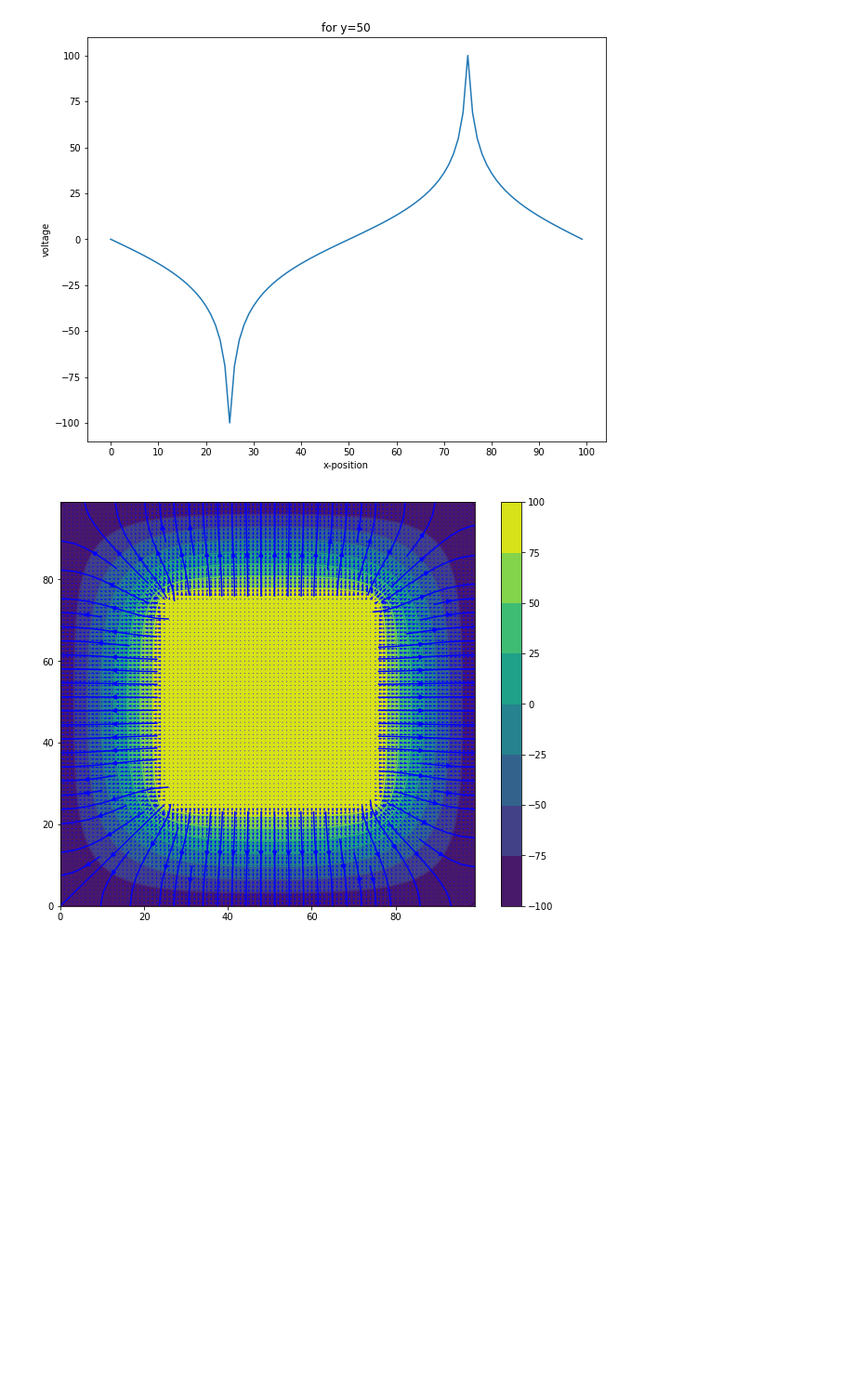
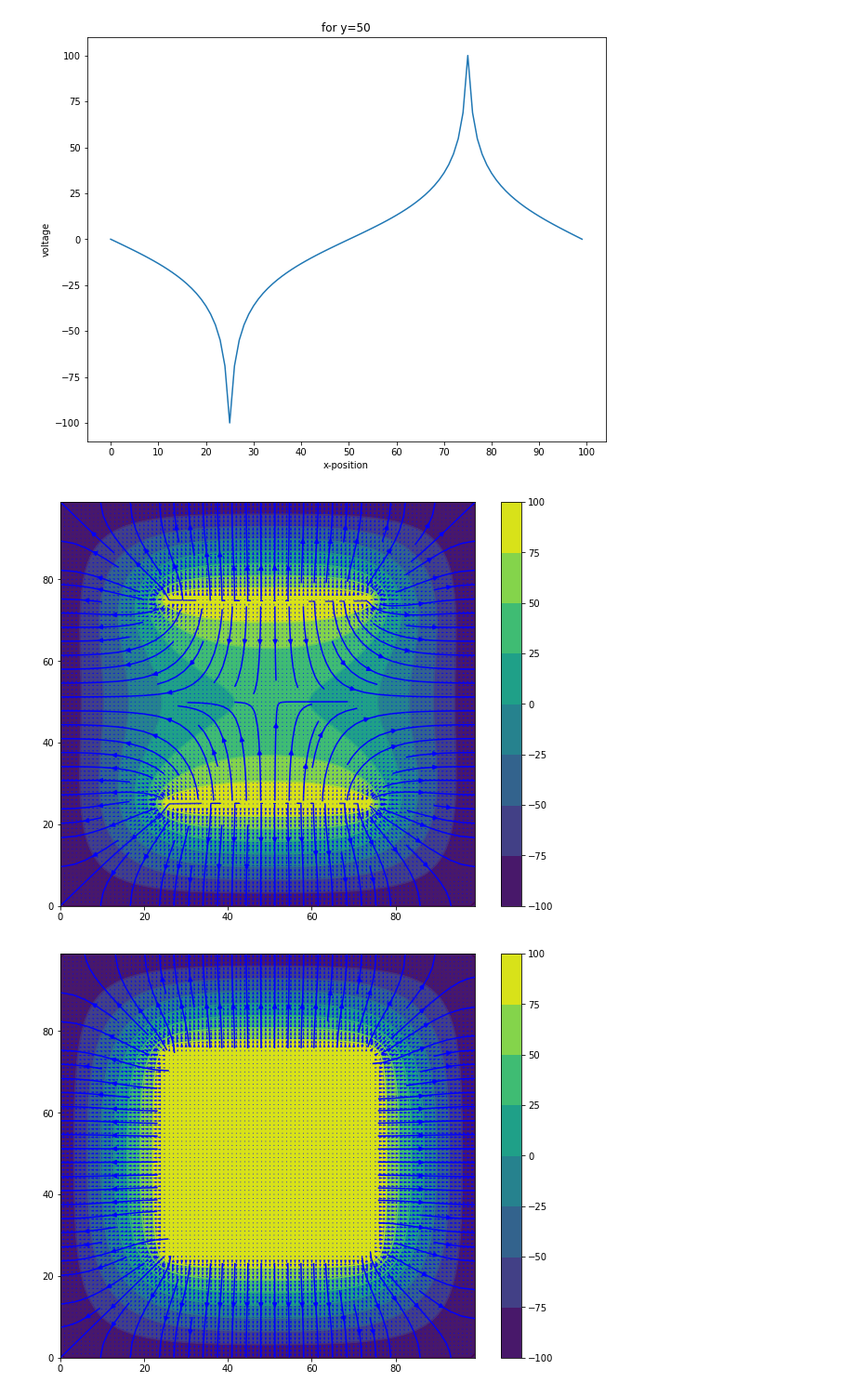
Before and after one commit to pcchen/Computation-in-Physics, a Jupyter notebook: 107022208/NOV29th計算物理實作.ipynb, the cells around one changed output. Shown at 93% size. Cells and saved outputs as stored; diff of their text form; code cells hidden in the pictures; blank space fills up the shorter version.

```diff
--- a/107022208/NOV29th計算物理實作.ipynb
+++ b/107022208/NOV29th計算物理實作.ipynb
@@ -209,6 +209,73 @@ plt.show()
 # %% [output]
 [figure]
 [figure]
+# %%
+import matplotlib.pyplot as plt
+import numpy as np
+v=[]
+N = 100
+X = range(N)
+Y = range(N)
+for i in range(N):
+    v.append([])
+    for j in range(N):
+        v[i].append(0)
+for k in range(300):
+    for i in range(N):
+        for j in range(N):
+            if i*(i-N+1) == 0: #*j*(j-N+1)
+                v[i][j] = -100
+            elif j*(j-N+1) == 0:
+                v[i][j] = -100
+            #elif j == N-1:
+                #v[i][j] = 0.25*(v[i][j-1]+v[i][0]+v[i+1][j]+v[i-1][j])
+            elif (i == 3*N//4 or i == N//4) and j in range(N//4,3*N//4):
+                v[i][j] = 100
+            #elif (j == 3*N//4 or j == N//4) and i in range(N//4,3*N//4):
+                #v[i][j] = 100
+            else:
+                v[i][j] = 0.25*(v[i][j-1]+v[i][j+1]+v[i+1][j]+v[i-1][j])
+
+# for contour plot
+fig, ax = plt.subplots(figsize=(10,8))
+cs = ax.contour(X, Y, v)
+cs = ax.contourf(X, Y, v)
+fig.colorbar(cs)
+
+Ex = []
+Ey = []
+for i in range(N):
+    Ex.append([])
+    Ey.append([])
+    for j in range(N):
+        Ex[i].append(0)
+        Ey[i].append(0)
+for j in range(N):
+    for i in range(N):
+        if i == 0:
+            Ey[i][j] = 0
+        elif i == N-1:
+            Ey[i][j] = 0
+        else:
+            Ey[i][j] = -0.5*(v[i+1][j]-v[i-1][j])
+for i in range(N):
+    for j in range(N):
+        if j == 0:
+            Ex[i][j] = 0
+        elif j == N-1:
+            Ex[i][j] = 0
+        else:
+            Ex[i][j] = -0.5*(v[i][j+1]-v[i][j-1])
+X = np.array(X)
+Y = np.array(Y)
+Ex = np.array(Ex)
+Ey = np.array(Ey)
+# for electric field
+ax.streamplot(X, Y, Ex, Ey, color='b')
+ax.quiver(X, Y, Ex, Ey, color='b')
+plt.show()
+# %% [output]
+[figure, added]
 # %%
 import matplotlib.pyplot as plt
 import numpy as np
```
